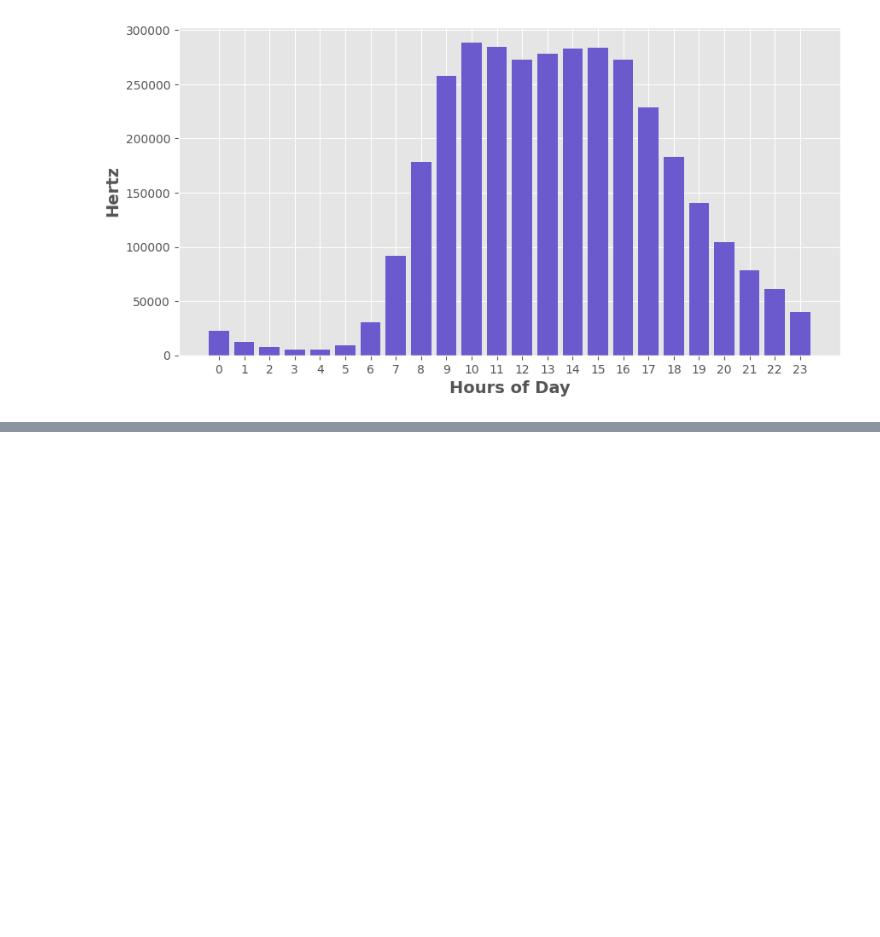
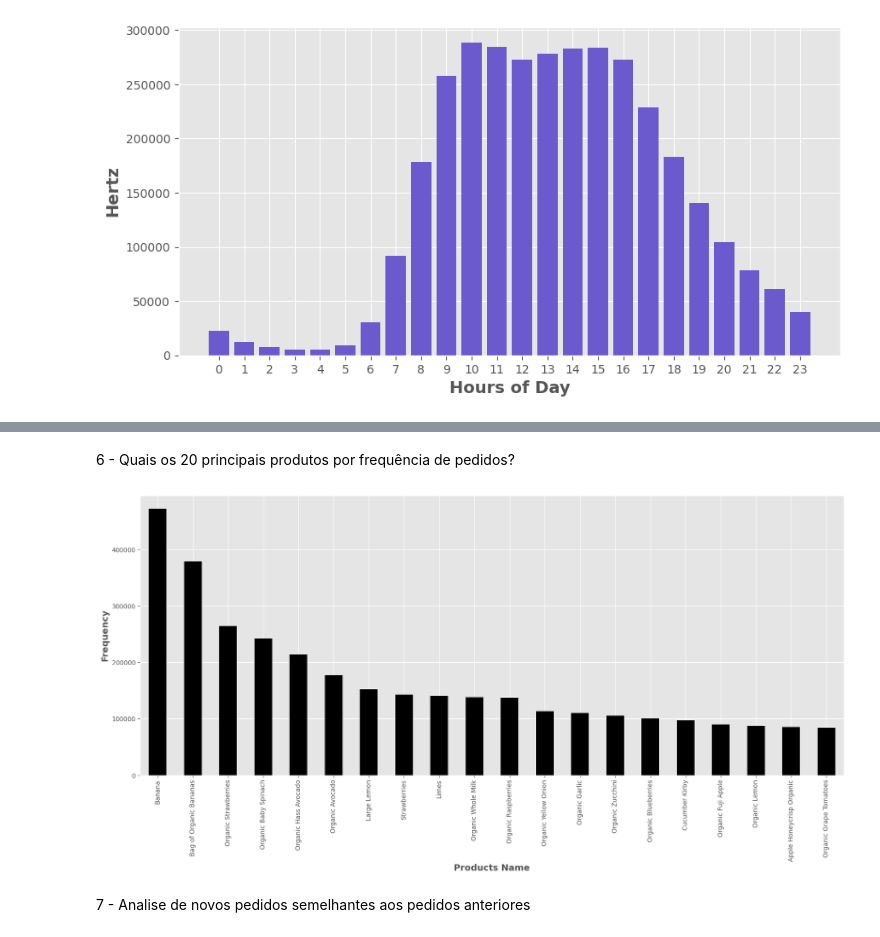
Before and after one commit to Lopes-debug/Data_Analysis_6_py, a Jupyter notebook: project_06.ipynb, the cells around one changed output, grey strips where cells are left out. Cells and saved outputs as stored; diff of their text form; code cells hidden in the pictures; blank space fills up the shorter version.

```diff
--- a/project_06.ipynb
+++ b/project_06.ipynb
@@ -150,0 +151,14 @@ plt.show()
+# %% [markdown]
+6 - Quais os 20 principais produtos por frequência de pedidos?
+# %%
+major_prod = prod_prior['product_name'].value_counts()
+# %%
+plt.figure(figsize=(20,8))
+major_prod[0:20].plot(kind='bar', color='black')
+plt.xlabel('Products Name', fontsize=14, fontweight='bold')
+plt.ylabel('Frequency', fontsize=14, fontweight='bold')
+plt.show()
+# %% [output]
+[figure, added]
+# %% [markdown]
+7 - Analise de novos pedidos semelhantes aos pedidos anteriores
```
Also changed, not shown: parts of 46 cells of this notebook.
